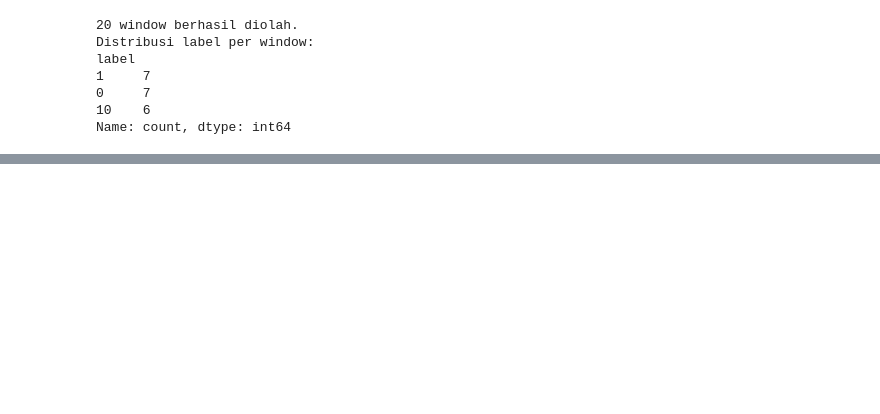
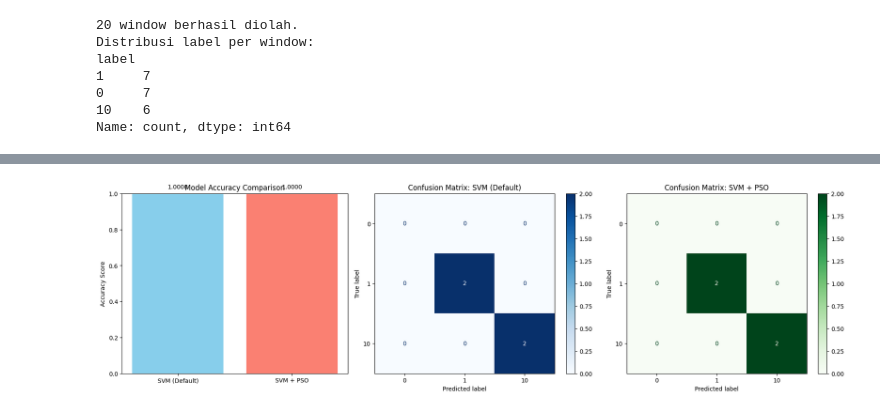
Before and after one commit to verykurniabakti/visenvimu, a Jupyter notebook: imu_data_pso_svm.ipynb, the cells around one changed output, grey strips where cells are left out. Cells and saved outputs as stored; diff of their text form; code cells hidden in the pictures; blank space fills up the shorter version.

```diff
--- a/imu_data_pso_svm.ipynb
+++ b/imu_data_pso_svm.ipynb
@@ -496,0 +784,36 @@ Gambar disimpan sebagai: korelasi_fitur.png
+# %%
+import matplotlib.pyplot as plt
+from sklearn.metrics import confusion_matrix, ConfusionMatrixDisplay
+import numpy as np
+
+# 💬 Define label set using full training data
+all_labels = sorted(np.unique(y))  # All known classes in dataset
+
+# 🎯 Accuracy comparison bar plot
+fig, axes = plt.subplots(1, 3, figsize=(18, 5))
+
+accuracies = [acc_default, acc_pso]
+labels = ['SVM (Default)', 'SVM + PSO']
+axes[0].bar(labels, accuracies, color=['skyblue', 'salmon'])
+axes[0].set_title("Model Accuracy Comparison")
+axes[0].set_ylabel("Accuracy Score")
+axes[0].set_ylim(0, 1)
+for i, acc in enumerate(accuracies):
+    axes[0].text(i, acc + 0.02, f"{acc:.4f}", ha='center', va='bottom')
+
+# 🧮 Confusion Matrix: SVM Default
+cm_default = confusion_matrix(y_test, y_pred_default, labels=all_labels)
+disp_default = ConfusionMatrixDisplay(confusion_matrix=cm_default, display_labels=all_labels)
+disp_default.plot(ax=axes[1], cmap='Blues', values_format='d')
+axes[1].set_title("Confusion Matrix: SVM (Default)")
+
+# 🧮 Confusion Matrix: SVM + PSO
+cm_pso = confusion_matrix(y_test, y_pred_pso, labels=all_labels)
+disp_pso = ConfusionMatrixDisplay(confusion_matrix=cm_pso, display_labels=all_labels)
+disp_pso.plot(ax=axes[2], cmap='Greens', values_format='d')
+axes[2].set_title("Confusion Matrix: SVM + PSO")
+
+plt.tight_layout()
+plt.show()
+# %% [output]
+[figure, added]
```
Also changed, not shown: parts of 16 cells of this notebook, 15 other files.
